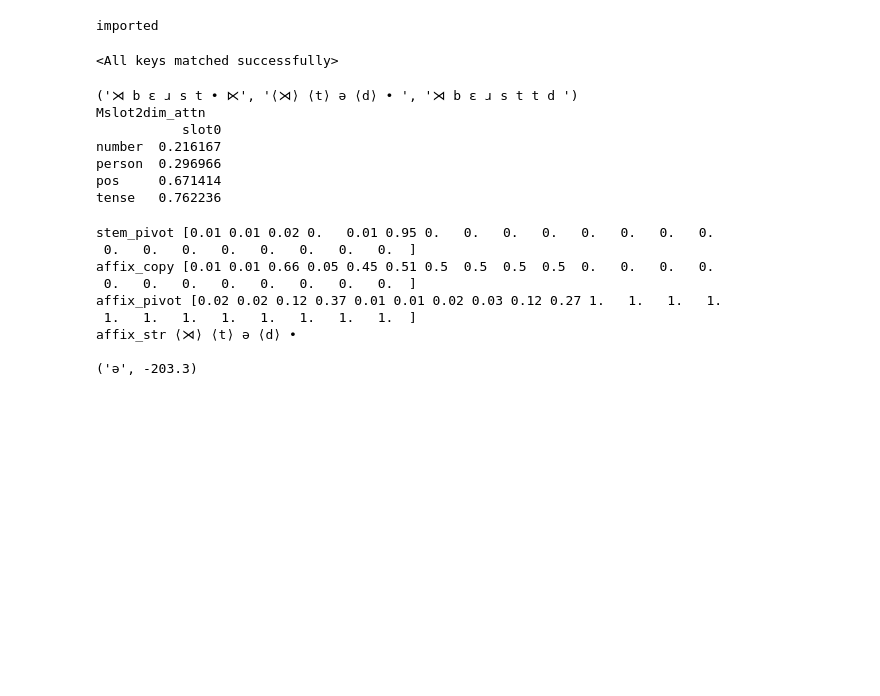
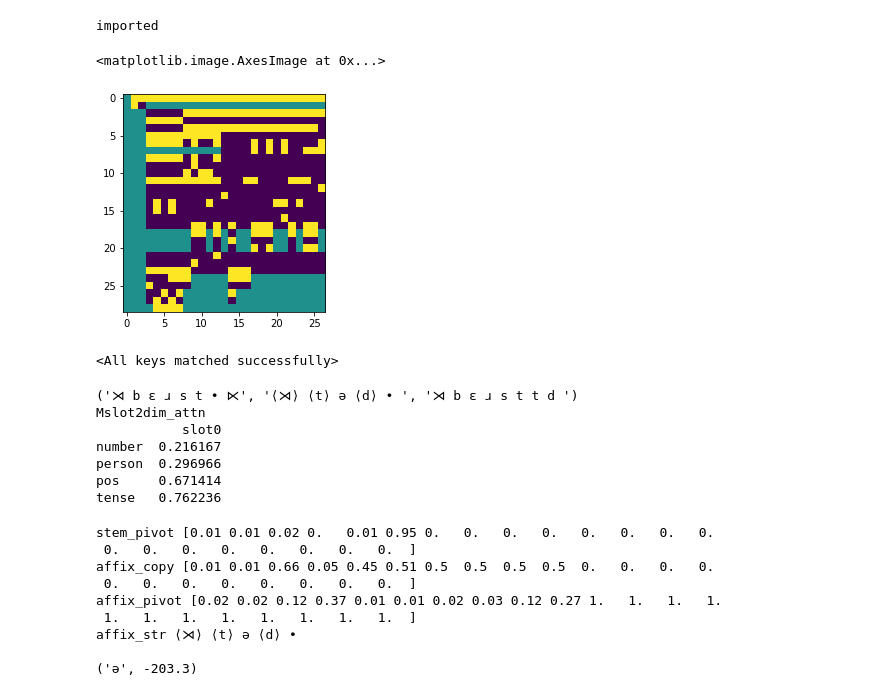
Before and after one commit to colincwilson/tensormorph, a Jupyter notebook: notebooks/inspect_model.ipynb, the cells around one changed output. Saved outputs shown, nothing was run; the diff lists cells and outputs as text; code cells hidden in the pictures; blank space fills up the shorter version.

```diff
--- a/notebooks/inspect_model.ipynb
+++ b/notebooks/inspect_model.ipynb
@@ -28,15 +28,23 @@ imported
 %%capture
 # Initialize environment
 # xxx todo: read args from pkl
-args_ = {'data_dir': '/Users/colin/Projects/AMP2021/english_verbs/data',
-         'data': 'english_verb_all1',
+args_ = {#'data_dir': '/Users/colin/Projects/AMP2021/english_verbs/data',
+         #'data': 'english_verb_all1',
+        #'data_dir': '/Users/colin/Code/Python/tensormorph_data',
+        'data': 'chamorro/chamorro_um',
          'features': 'hayes_features.csv',
-         'morphosyn': 'unimorph',
+         #'morphosyn': 'unimorph',
+         'morphosyn': None,
          'dmorphophon': 0,
          'reduplication': False,
-         'global_config': 'global_config.yaml'}
+         'config': 'model_config.yaml'}
 args = argparse.Namespace(**args_)
 config = tensormorph.init(args)
+# %%
+plt.imshow(config.F)
+# %% [output]
+<matplotlib.image.AxesImage at 0x...>
+[figure, added]
 # %%
 # Load model
 # (if receive error, probably config option dmorphophon is set incorrectly)
```
Also changed, not shown: parts of 1 cell of this notebook, 17 other files.
